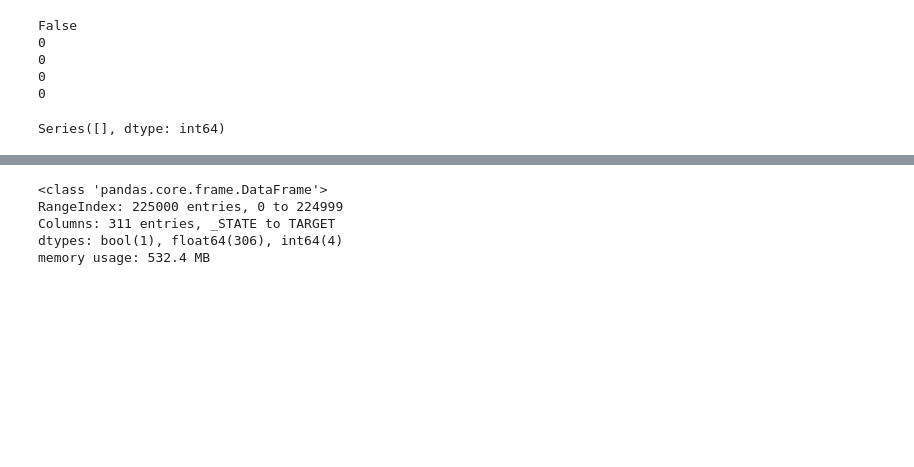
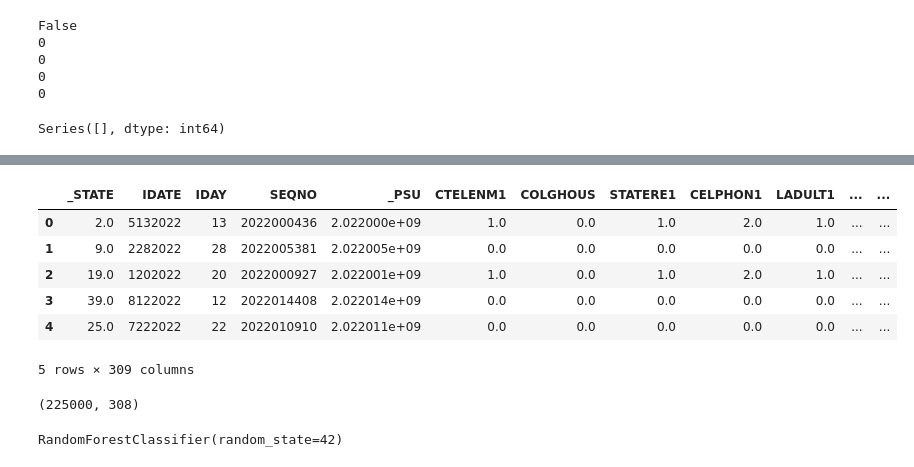
Before and after one commit to Twxstq/sdd-hackathon-heart-risk, a Jupyter notebook: hackathon.ipynb, the cells around one changed output, grey strips where cells are left out. Saved outputs shown, nothing was run; the diff lists cells and outputs as text; code cells hidden in the pictures; blank space fills up the shorter version.

```diff
--- a/hackathon.ipynb
+++ b/hackathon.ipynb
@@ -9,7 +9,7 @@ data_test = pd.read_csv("./data/test.csv")
 # %%
 colomn_to_drop = pd.read_csv("./data/tabledrop.csv")
 # ctd = list(set(list(colomn_to_drop["Colonne2"].values)))
-ctd = ["FMONTH", "IMONTH", "IYEAR", "DISPCODE", "PVTRESD1", "RENTHOM1", "CERVSCRN", "CRVCLPAP", "USENOW3", "_MAM5023", "_HADCOLN", "_CRCREC2", "_RACEG22", "_LLCPWT", "ID"]
+ctd = ["FMONTH", "IMONTH", "IYEAR", "DISPCODE", "PVTRESD1", "RENTHOM1", "CERVSCRN", "CRVCLPAP", "USENOW3", "_MAM5023", "_HADCOLN", "_CRCREC2", "_RACEG22", "_LLCPWT"]
 # ctd += list(set())
 # %%
 
@@ -149,16 +146,25 @@ KeyError: 'ID'
+# %%
+
+data_train_clean = data_train_clean.drop("ID", axis=1)
+data_train_clean.head()
+# %% [output]
+|  | _STATE | IDATE | IDAY | SEQNO | _PSU | CTELENM1 | COLGHOUS | STATERE1 | CELPHON1 | LADULT1 | ... | ... |
+| 0 | 2.0 | 5132022 | 13 | 2022000436 | 2.022000e+09 | 1.0 | 0.0 | 1.0 | 2.0 | 1.0 | ... | ... |
+| 1 | 9.0 | 2282022 | 28 | 2022005381 | 2.022005e+09 | 0.0 | 0.0 | 0.0 | 0.0 | 0.0 | ... | ... |
+| 2 | 19.0 | 1202022 | 20 | 2022000927 | 2.022001e+09 | 1.0 | 0.0 | 1.0 | 2.0 | 1.0 | ... | ... |
+| 3 | 39.0 | 8122022 | 12 | 2022014408 | 2.022014e+09 | 0.0 | 0.0 | 0.0 | 0.0 | 0.0 | ... | ... |
+| 4 | 25.0 | 7222022 | 22 | 2022010910 | 2.022011e+09 | 0.0 | 0.0 | 0.0 | 0.0 | 0.0 | ... | ... |
+5 rows × 309 columns
 # %%
 from sklearn.ensemble import RandomForestClassifier
 
 X = data_train_clean.iloc[:, :-1]  # All columns except the last one
 y = data_train_clean.iloc[:, -1]   # The last column is the target
-
+print(X.shape)
 rf_clf = RandomForestClassifier(n_estimators=100, random_state=42)
 rf_clf.fit(X, y)
 # %% [output]
-<class 'pandas.core.frame.DataFrame'>
-RangeIndex: 225000 entries, 0 to 224999
-Columns: 311 entries, _STATE to TARGET
-dtypes: bool(1), float64(306), int64(4)
-memory usage: 532.4 MB
+(225000, 308)
+RandomForestClassifier(random_state=42)
 # %%
 sample = data_test_clean.sample(n=75000, random_state=42)
```
Also changed, not shown: parts of 4 cells of this notebook.
